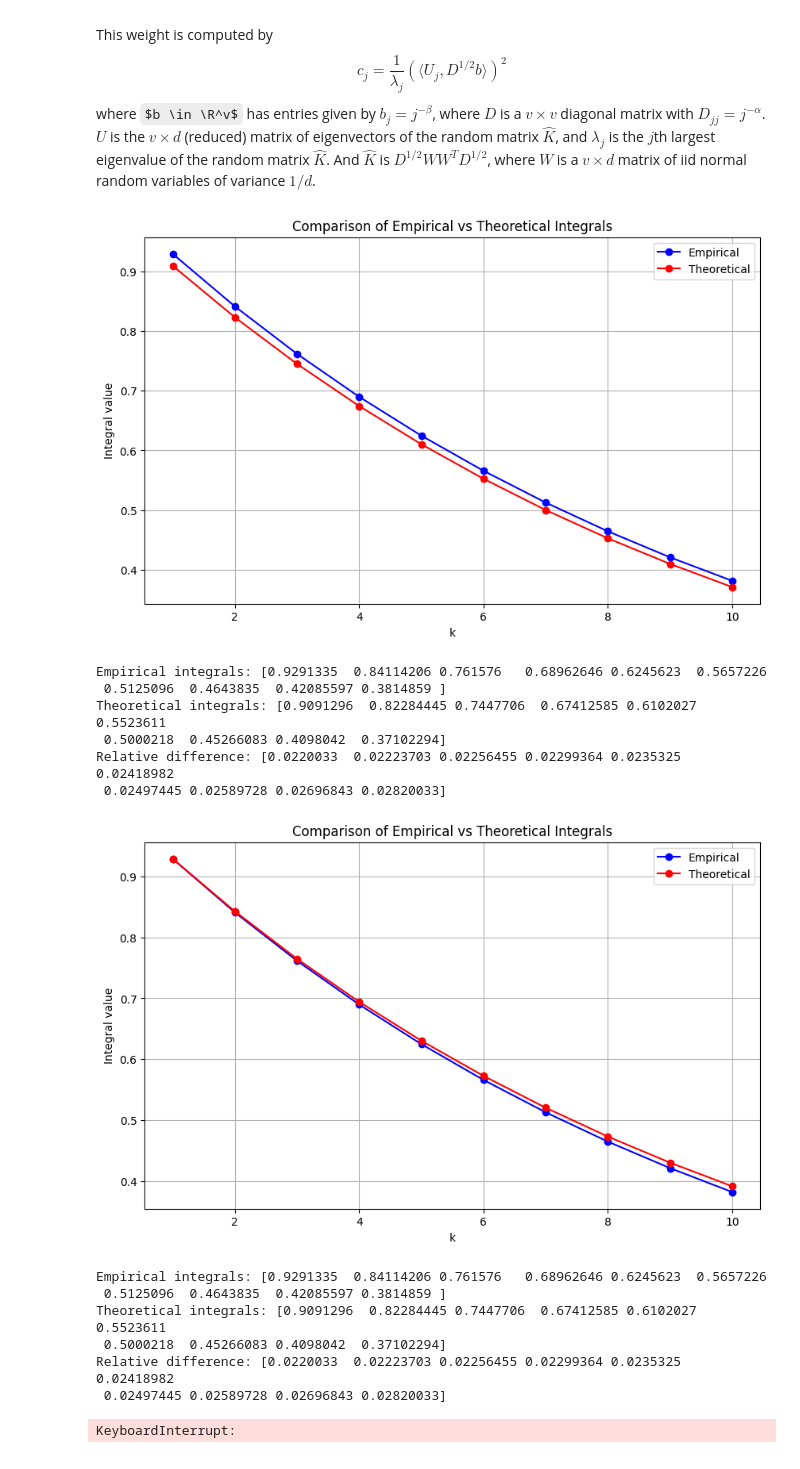
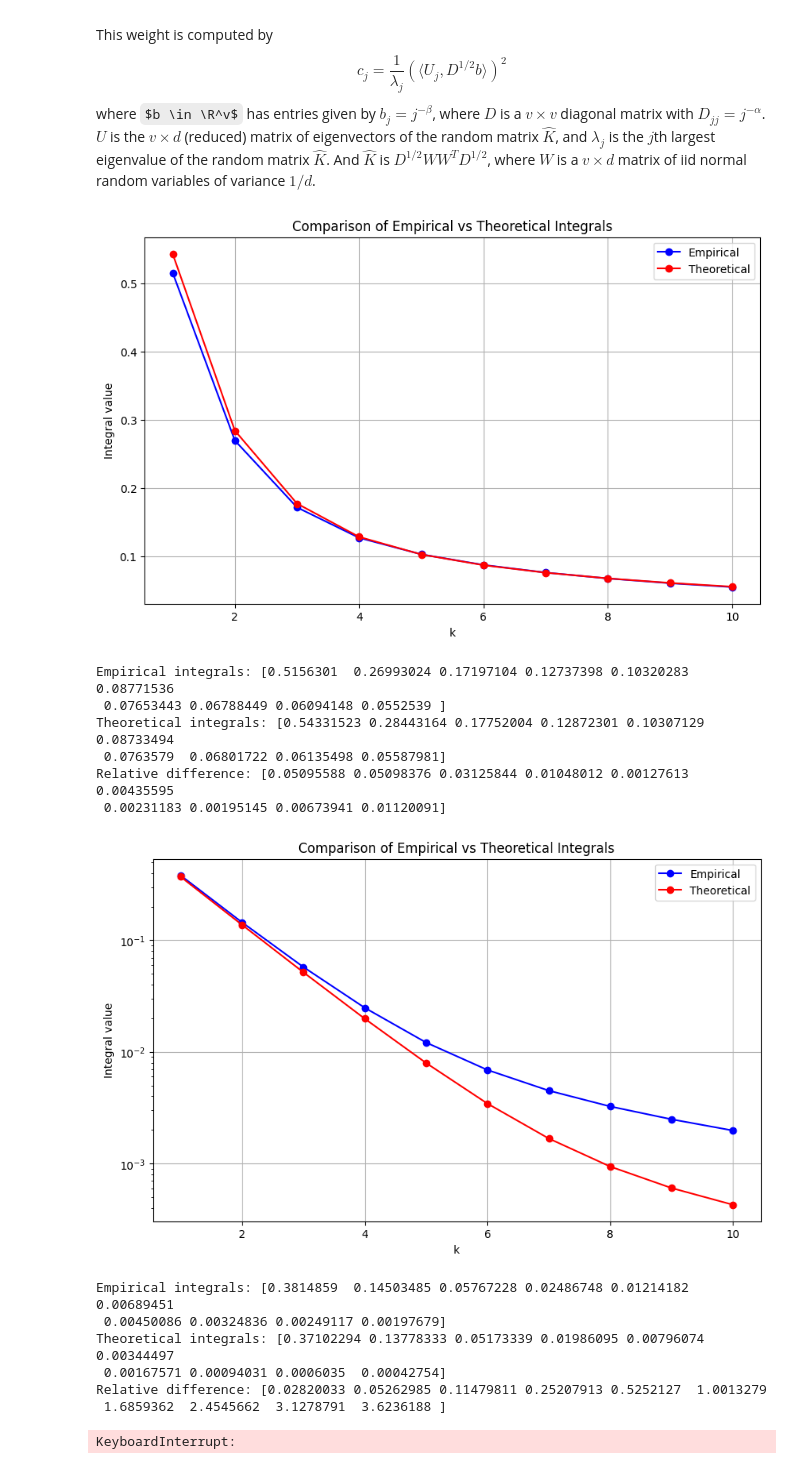
Before and after one commit to LosVolterrosHermanos/Experimental, a Jupyter notebook: PowerlawRF_RMT.ipynb, the cells around one changed output. Cells and saved outputs as stored; diff of their text form; code cells hidden in the pictures; some formulas as TeX source.

Commit message:
Update execution counts and integral calculations in PowerlawRF_RMT.ipynb; adjust parameters and plotting for better clarity

```diff
--- a/PowerlawRF_RMT.ipynb
+++ b/PowerlawRF_RMT.ipynb
@@ -243,7 +243,7 @@ where $b \in \R^v$ has entries given by $b_j = j^{-\beta}$, where $D$ is a $v \t
 # %%
 # Set parameters
 v = 10000
-d = 4000
+d = 1000
 alpha = 1.0
 beta = 1.0
 
@@ -267,7 +267,7 @@ weights = jnp.array([(jnp.dot(eigenvecs[:,i], Db)**2)/eigenvals[i] for i in rang
 
 # Define test function f(x,k) = x*exp(-0.1*k*x)
 def f(x, k):
-    return x**2 * jnp.exp(-0.1 * k * x)
+    return jnp.sqrt(x)*jnp.exp(- k * x)
 
 # Compute empirical integrals
 k_vals = jnp.arange(1, 11)
@@ -299,37 +299,38 @@ print("Empirical integrals:", empirical_integrals)
 print("Theoretical integrals:", theoretical_integrals)
 print("Relative difference:", jnp.abs(empirical_integrals - theoretical_integrals)/theoretical_integrals)
 # %% [output]
-[figure, old version]
+[figure, new version]
-Empirical integrals: [0.9291335  0.84114206 0.761576   0.68962646 0.6245623  0.5657226
- 0.5125096  0.4643835  0.42085597 0.3814859 ]
-Theoretical integrals: [0.9091296  0.82284445 0.7447706  0.67412585 0.6102027  0.5523611
- 0.5000218  0.45266083 0.4098042  0.37102294]
-Relative difference: [0.0220033  0.02223703 0.02256455 0.02299364 0.0235325  0.02418982
- 0.02497445 0.02589728 0.02696843 0.02820033]
+Empirical integrals: [0.5156301  0.26993024 0.17197104 0.12737398 0.10320283 0.08771536
+ 0.07653443 0.06788449 0.06094148 0.0552539 ]
+Theoretical integrals: [0.54331523 0.28443164 0.17752004 0.12872301 0.10307129 0.08733494
+ 0.0763579  0.06801722 0.06135498 0.05587981]
+Relative difference: [0.05095588 0.05098376 0.03125844 0.01048012 0.00127613 0.00435595
+ 0.00231183 0.00195145 0.00673941 0.01120091]
 # %%
 # Plot results
 plt.figure(figsize=(10,6))
 plt.plot(k_vals, empirical_integrals, 'bo-', label='Empirical')
-plt.plot(k_vals, theoretical_integrals+(empirical_integrals[0]-theoretical_integrals[0]), 'ro-', label='Theoretical')
+plt.plot(k_vals, theoretical_integrals, 'ro-', label='Theoretical')
 plt.xlabel('k')
+plt.yscale('log')
 plt.ylabel('Integral value')
 plt.title('Comparison of Empirical vs Theoretical Integrals')
 plt.legend()
 plt.grid(True)
 plt.show()
 
 # Print numerical values
 print("Empirical integrals:", empirical_integrals)
 print("Theoretical integrals:", theoretical_integrals)
 print("Relative difference:", jnp.abs(empirical_integrals - theoretical_integrals)/theoretical_integrals)
 # %% [output]
-[figure, old version]
+[figure, new version]
-Empirical integrals: [0.9291335  0.84114206 0.761576   0.68962646 0.6245623  0.5657226
- 0.5125096  0.4643835  0.42085597 0.3814859 ]
-Theoretical integrals: [0.9091296  0.82284445 0.7447706  0.67412585 0.6102027  0.5523611
- 0.5000218  0.45266083 0.4098042  0.37102294]
-Relative difference: [0.0220033  0.02223703 0.02256455 0.02299364 0.0235325  0.02418982
- 0.02497445 0.02589728 0.02696843 0.02820033]
+Empirical integrals: [0.3814859  0.14503485 0.05767228 0.02486748 0.01214182 0.00689451
+ 0.00450086 0.00324836 0.00249117 0.00197679]
+Theoretical integrals: [0.37102294 0.13778333 0.05173339 0.01986095 0.00796074 0.00344497
+ 0.00167571 0.00094031 0.0006035  0.00042754]
+Relative difference: [0.02820033 0.05262985 0.11479811 0.25207913 0.5252127  1.0013279
+ 1.6859362  2.4545662  3.1278791  3.6236188 ]
 # %%
 # Set parameters and generate multiple runs
 n_runs = 10
```
